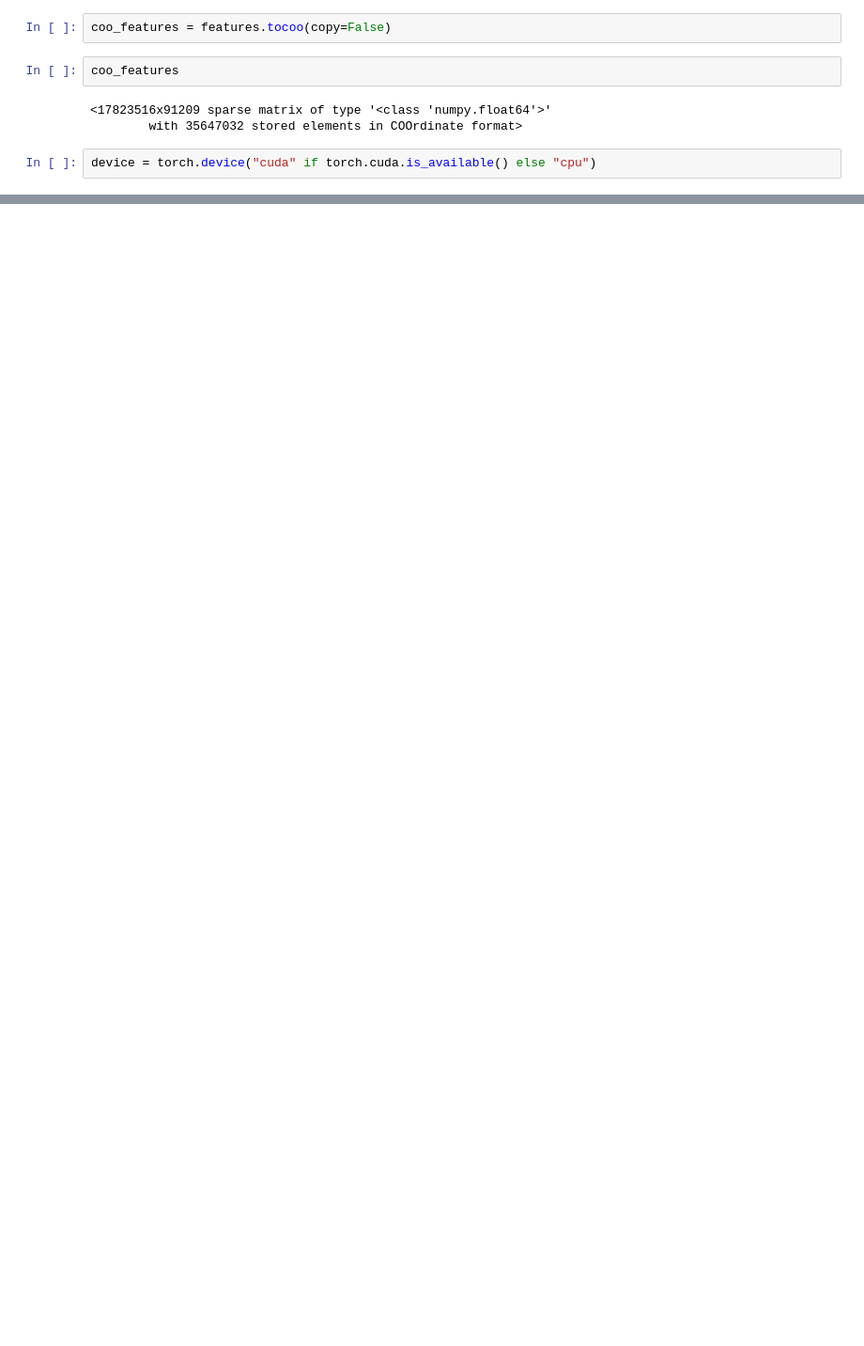
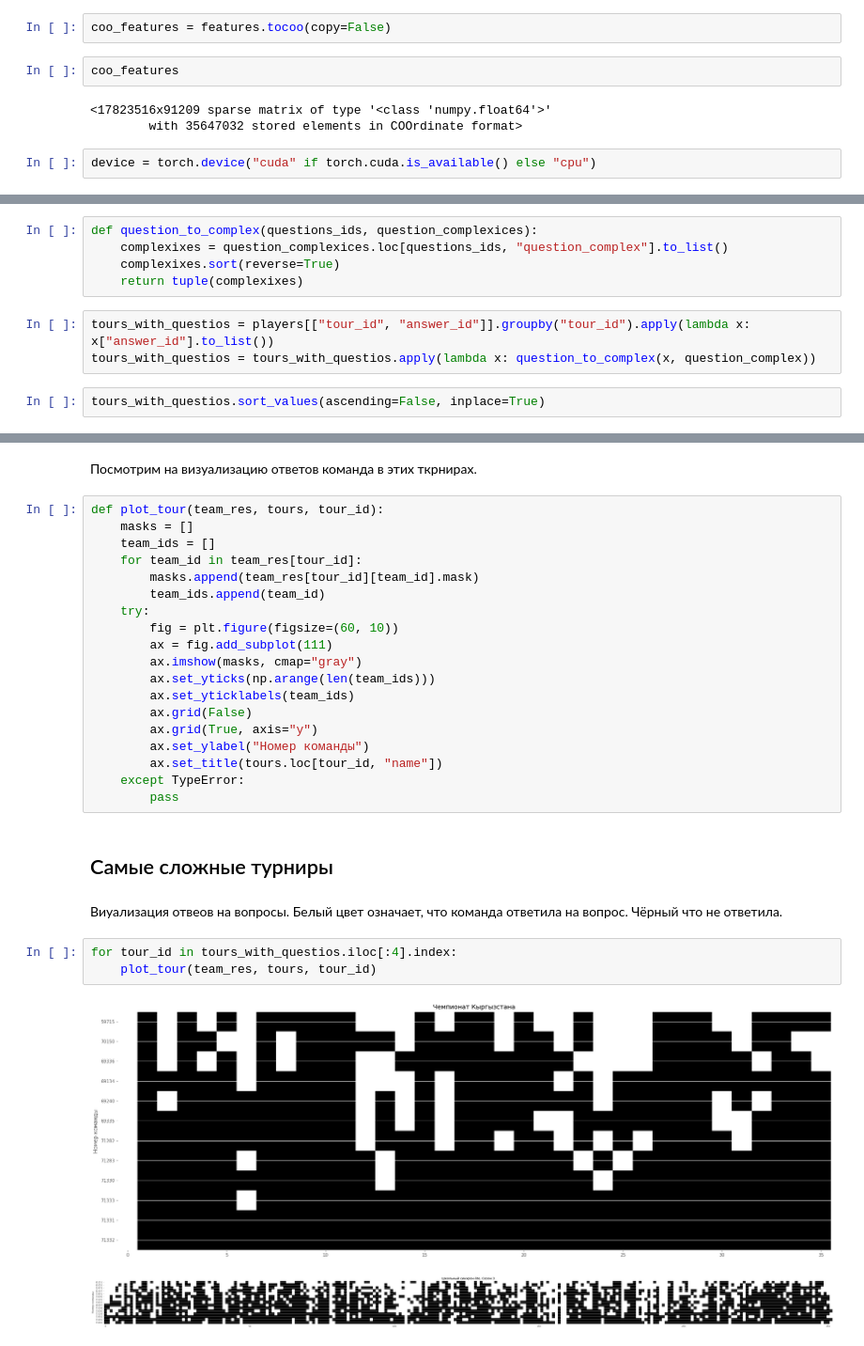
Before and after one commit to KernelA/made-adv-ml-hw2, a Jupyter notebook: solution.ipynb, the cells around one changed output, grey strips where cells are left out. Shown at 94% size. Drawn from its saved outputs; the diff is of its cells as text; blank space fills up the shorter version.

```diff
--- a/solution.ipynb
+++ b/solution.ipynb
@@ -339,0 +416,10 @@ em_model.fit(coo_features, target, players, skils_encoder, test_team_ratings, ba
+# %%
+def question_to_complex(questions_ids, question_complexices):
+    complexixes = question_complexices.loc[questions_ids, "question_complex"].to_list()
+    complexixes.sort(reverse=True)
+    return tuple(complexixes)
+# %%
+tours_with_questios = players[["tour_id", "answer_id"]].groupby("tour_id").apply(lambda x: x["answer_id"].to_list())
+tours_with_questios = tours_with_questios.apply(lambda x: question_to_complex(x, question_complex))
+# %%
+tours_with_questios.sort_values(ascending=False, inplace=True)
@@ -339,0 +470,31 @@ em_model.fit(coo_features, target, players, skils_encoder, test_team_ratings, ba
+# %% [markdown]
+Посмотрим на визуализацию ответов команда в этих ткрнирах.
+# %%
+def plot_tour(team_res, tours, tour_id):
+    masks = []
+    team_ids = []
+    for team_id in team_res[tour_id]:
+        masks.append(team_res[tour_id][team_id].mask)
+        team_ids.append(team_id)
+    try:
+        fig = plt.figure(figsize=(60, 10))
+        ax = fig.add_subplot(111)
+        ax.imshow(masks, cmap="gray")
+        ax.set_yticks(np.arange(len(team_ids)))
+        ax.set_yticklabels(team_ids)
+        ax.grid(False)
+        ax.grid(True, axis="y")
+        ax.set_ylabel("Номер команды")
+        ax.set_title(tours.loc[tour_id, "name"])
+    except TypeError:
+        pass
+# %% [markdown]
+## Самые сложные турниры
+# %% [markdown]
+Виуализация отвеов на вопросы. Белый цвет означает, что команда ответила на вопрос. Чёрный что не ответила.
+# %%
+for tour_id in tours_with_questios.iloc[:4].index:
+    plot_tour(team_res, tours, tour_id)
+# %% [output]
+[figure, added]
+[figure, added]
```
Also changed, not shown: parts of 51 cells of this notebook, 3 other files.
